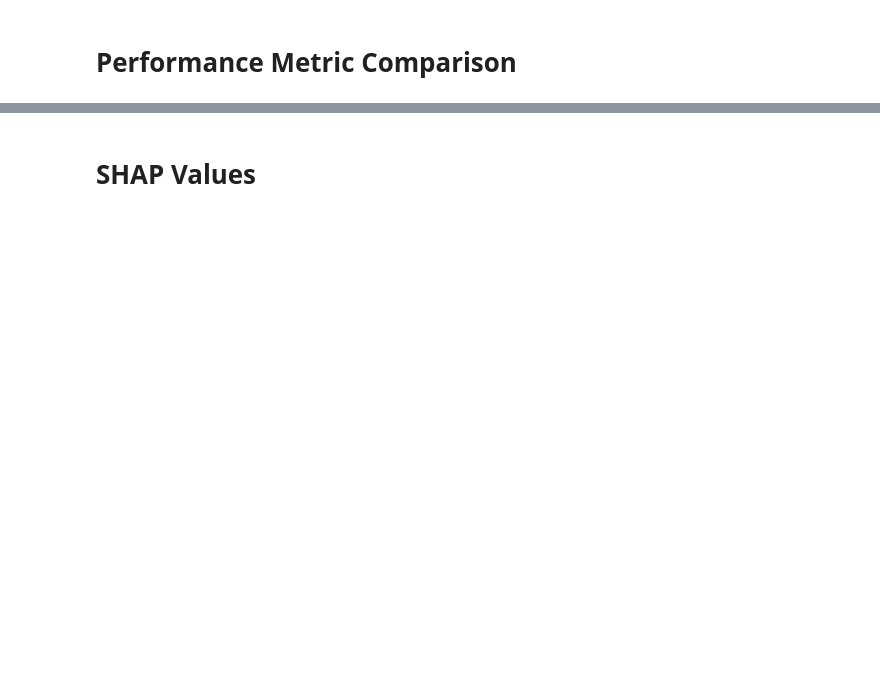
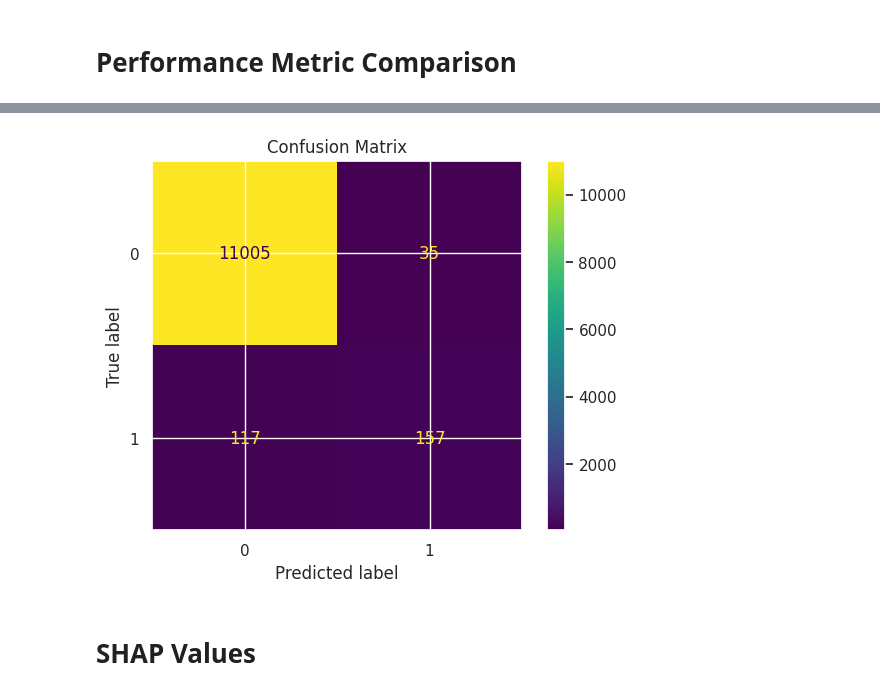
Before and after one commit to zakirangwala/esrb-wizard, a Jupyter notebook: notebooks/classification.ipynb, the cells around one changed output, grey strips where cells are left out. Drawn from its saved outputs; the diff is of its cells as text; code cells hidden in the pictures; blank space fills up the shorter version.

```diff
--- a/notebooks/classification.ipynb
+++ b/notebooks/classification.ipynb
@@ -207,4 +223,13 @@ Best average precision: 0.7932027160826811
 # %%
+import optuna
+from sklearn.ensemble import RandomForestClassifier
+from sklearn.model_selection import cross_val_score, StratifiedKFold, cross_val_predict
+
+best_params_rf = {'n_estimators': 454, 'max_depth': 40, 'min_samples_split': 10, 'min_samples_leaf': 7, 'max_features': None, 'class_weight': None, 'bootstrap': True, 'criterion': 'log_loss'}
+
+# check model fit based on cross-validation
+skf = StratifiedKFold(n_splits=5, shuffle=True, random_state=42)
+
 # refit model based on best parameters
 clf_rf = RandomForestClassifier(
     **best_params_rf,
@@ -1333,17 +1746,19 @@ plt.show()
 # %%
 from sklearn.metrics import confusion_matrix
 from sklearn.metrics import ConfusionMatrixDisplay
 
-best_clf = clf_light_final # CHANGE THIS ACCORDING TO RESULTS
+best_clf = clf_rf_final # CHANGE THIS ACCORDING TO RESULTS
 
 y_pred_test = best_clf.predict(X_test)
 
 cm = confusion_matrix(y_test, y_pred_test)
 disp = ConfusionMatrixDisplay(confusion_matrix=cm,
                               display_labels=[0, 1])
 disp.plot(cmap='viridis')
 plt.title('Confusion Matrix')
 plt.show()
+# %% [output]
+[figure, added]
 # %% [markdown]
 # SHAP Values
 # %%
```
Also changed, not shown: parts of 33 cells of this notebook.
